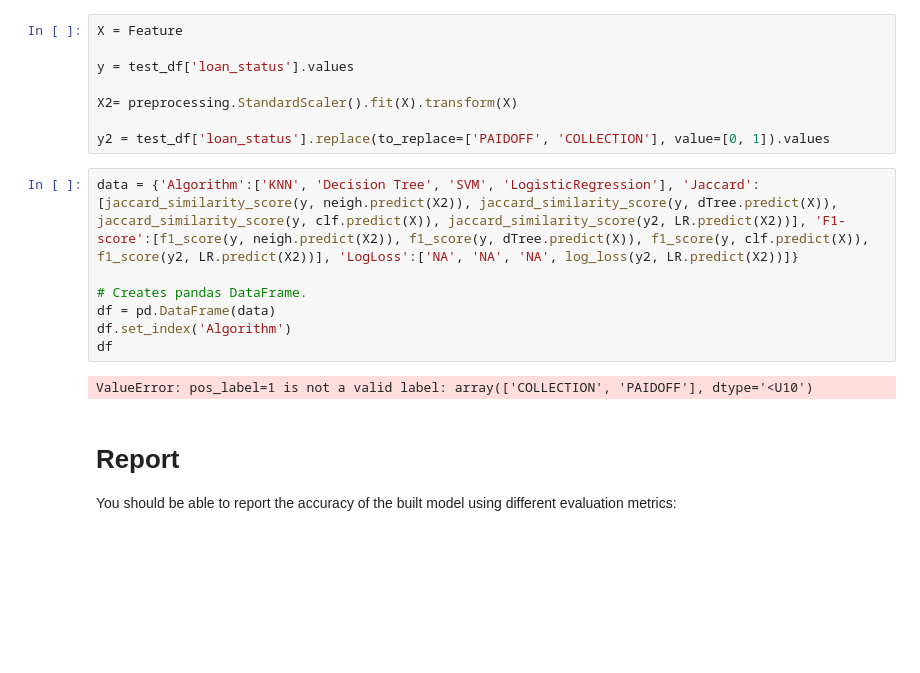
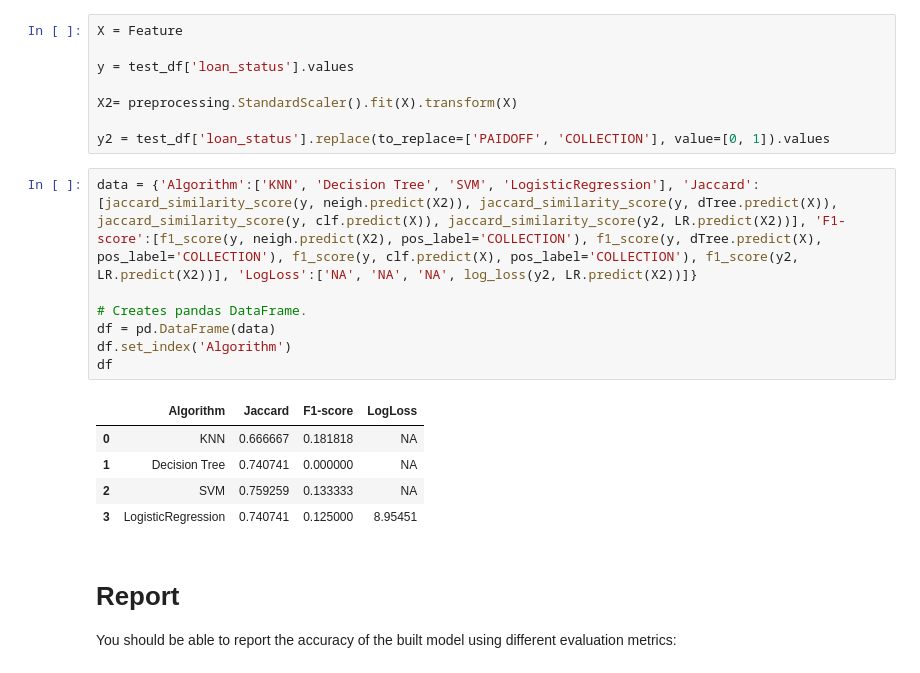
Before and after one commit to essobedo/data-science, a Jupyter notebook: Machine Learning with Python.ipynb, the cells around one changed output. Saved outputs shown, nothing was run; the diff lists cells and outputs as text; blank space fills up the shorter version.

```diff
--- a/Machine Learning with Python.ipynb
+++ b/Machine Learning with Python.ipynb
@@ -523,14 +523,18 @@ X2= preprocessing.StandardScaler().fit(X).transform(X)
 
 y2 = test_df['loan_status'].replace(to_replace=['PAIDOFF', 'COLLECTION'], value=[0, 1]).values
 # %%
-data = {'Algorithm':['KNN', 'Decision Tree', 'SVM', 'LogisticRegression'], 'Jaccard':[jaccard_similarity_score(y, neigh.predict(X2)), jaccard_similarity_score(y, dTree.predict(X)), jaccard_similarity_score(y, clf.predict(X)), jaccard_similarity_score(y2, LR.predict(X2))], 'F1-score':[f1_score(y, neigh.predict(X2)), f1_score(y, dTree.predict(X)), f1_score(y, clf.predict(X)), f1_score(y2, LR.predict(X2))], 'LogLoss':['NA', 'NA', 'NA', log_loss(y2, LR.predict(X2))]}
+data = {'Algorithm':['KNN', 'Decision Tree', 'SVM', 'LogisticRegression'], 'Jaccard':[jaccard_similarity_score(y, neigh.predict(X2)), jaccard_similarity_score(y, dTree.predict(X)), jaccard_similarity_score(y, clf.predict(X)), jaccard_similarity_score(y2, LR.predict(X2))], 'F1-score':[f1_score(y, neigh.predict(X2), pos_label='COLLECTION'), f1_score(y, dTree.predict(X), pos_label='COLLECTION'), f1_score(y, clf.predict(X), pos_label='COLLECTION'), f1_score(y2, LR.predict(X2))], 'LogLoss':['NA', 'NA', 'NA', log_loss(y2, LR.predict(X2))]}
 
 # Creates pandas DataFrame.
 df = pd.DataFrame(data)
 df.set_index('Algorithm')
 df
 # %% [output]
-ValueError: pos_label=1 is not a valid label: array(['COLLECTION', 'PAIDOFF'], dtype='<U10')
+|  | Algorithm | Jaccard | F1-score | LogLoss |
+| 0 | KNN | 0.666667 | 0.181818 | NA |
+| 1 | Decision Tree | 0.740741 | 0.000000 | NA |
+| 2 | SVM | 0.759259 | 0.133333 | NA |
+| 3 | LogisticRegression | 0.740741 | 0.125000 | 8.95451 |
 # %% [markdown]
 # Report
 You should be able to report the accuracy of the built model using different evaluation metrics:
```
